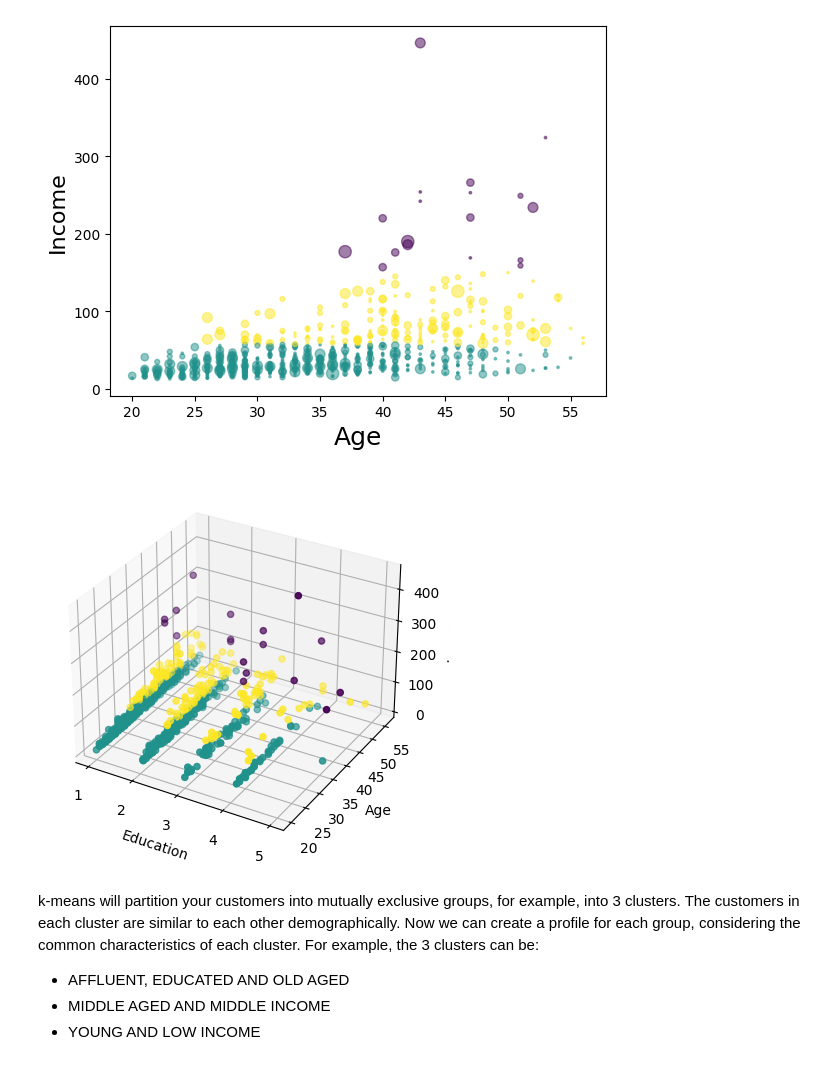
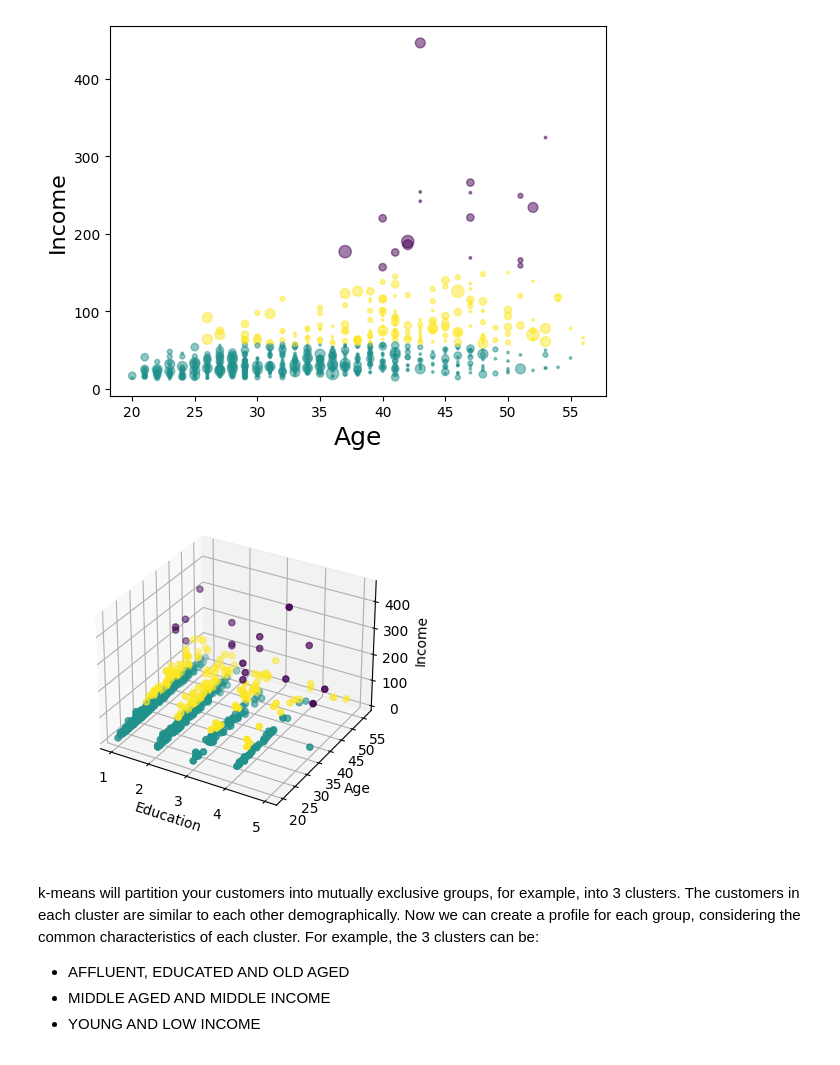
Before and after one commit to TarmiziIzzuddin/AI4Engineers, a Jupyter notebook: 3. Machine Learning - Scikit Learn/4. Clustering/1. K-Means Clustering.ipynb, the cells around one changed output. Cells and saved outputs as stored; diff of their text form; code cells hidden in the pictures.

Commit message:
Minor tweaks on K-Means clustering.ipynb

```diff
--- a/3. Machine Learning - Scikit Learn/4. Clustering/1. K-Means Clustering.ipynb
+++ b/3. Machine Learning - Scikit Learn/4. Clustering/1. K-Means Clustering.ipynb
@@ -301,24 +301,26 @@ plt.show()
 [figure]
 # %%
 from mpl_toolkits.mplot3d import Axes3D
-fig = plt.figure()
+fig = plt.figure(figsize=(4,4))
 #plt.clf()
 ax = fig.add_subplot(111,projection='3d')
+
 #ax = Axes3D(fig, rect=[0, 0, .95, 1], elev=48, azim=134)
 
 #plt.cla()
 #plt.ylabel('Age', fontsize=18)
 #plt.xlabel('Income', fontsize=16)
 #plt.zlabel('Education', fontsize=16)
+ax.scatter(X[:, 1], X[:, 0], X[:, 3], c= labels.astype(float))
+
+ax.set_zlabel('Income')
 ax.set_xlabel('Education')
 ax.set_ylabel('Age')
-ax.set_zlabel('Income')
-
-ax.scatter(X[:, 1], X[:, 0], X[:, 3], c= labels.astype(float))
-
+ax.dist = 11.8 #tweaked viewing distance so label could be displayed
+plt.tight_layout()
 plt.show()
 # %% [output]
-[figure, old version]
+[figure, new version]
 # %% [markdown]
 k-means will partition your customers into mutually exclusive groups, for example, into 3 clusters. The customers in each cluster are similar to each other demographically.
 Now we can create a profile for each group, considering the common characteristics of each cluster.
```
